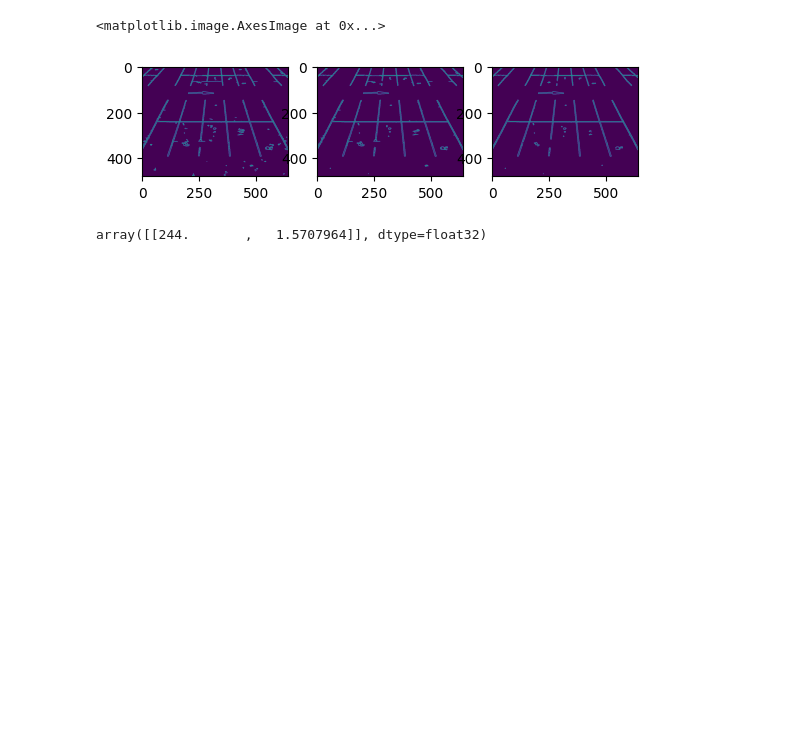
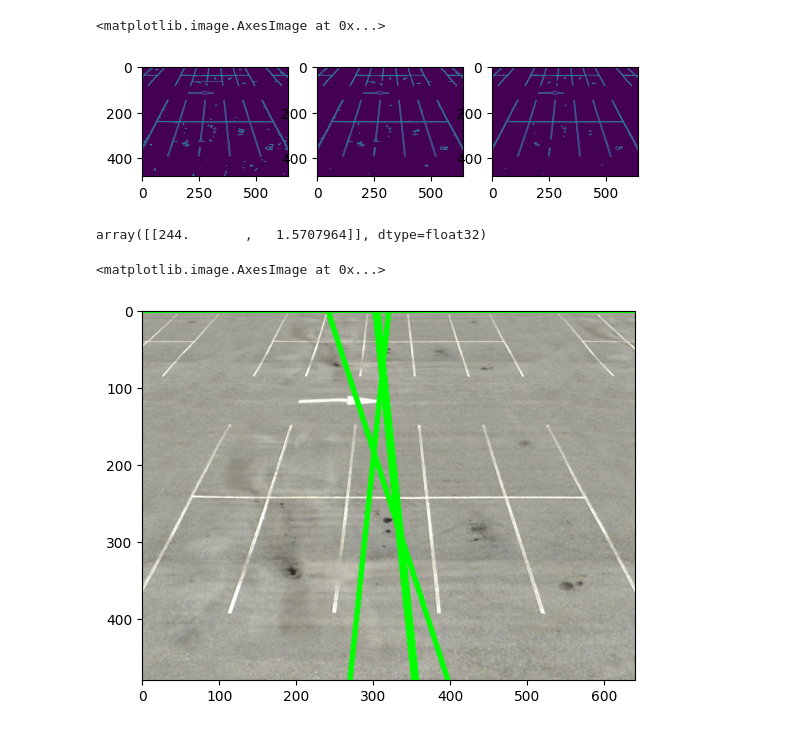
Before and after one commit to vijivenkadesh/computer_vision, a Jupyter notebook: object_detection/feature_detection_description_opencv.ipynb, the cells around one changed output. Saved outputs shown, nothing was run; the diff lists cells and outputs as text; code cells hidden in the pictures; blank space fills up the shorter version.

Commit message:
line_detection added

```diff
--- a/object_detection/feature_detection_description_opencv.ipynb
+++ b/object_detection/feature_detection_description_opencv.ipynb
@@ -42,0 +58,7 @@ array([[244.       ,   1.5707964]], dtype=float32)
+# %%
+test_img_line_detected = cv2.imread('test_img_line_detecd.png')
+# %%
+plt.imshow(test_img_line_detected)
+# %% [output]
+<matplotlib.image.AxesImage at 0x...>
+[figure, added]
```
Also changed, not shown: parts of 2 cells of this notebook.
